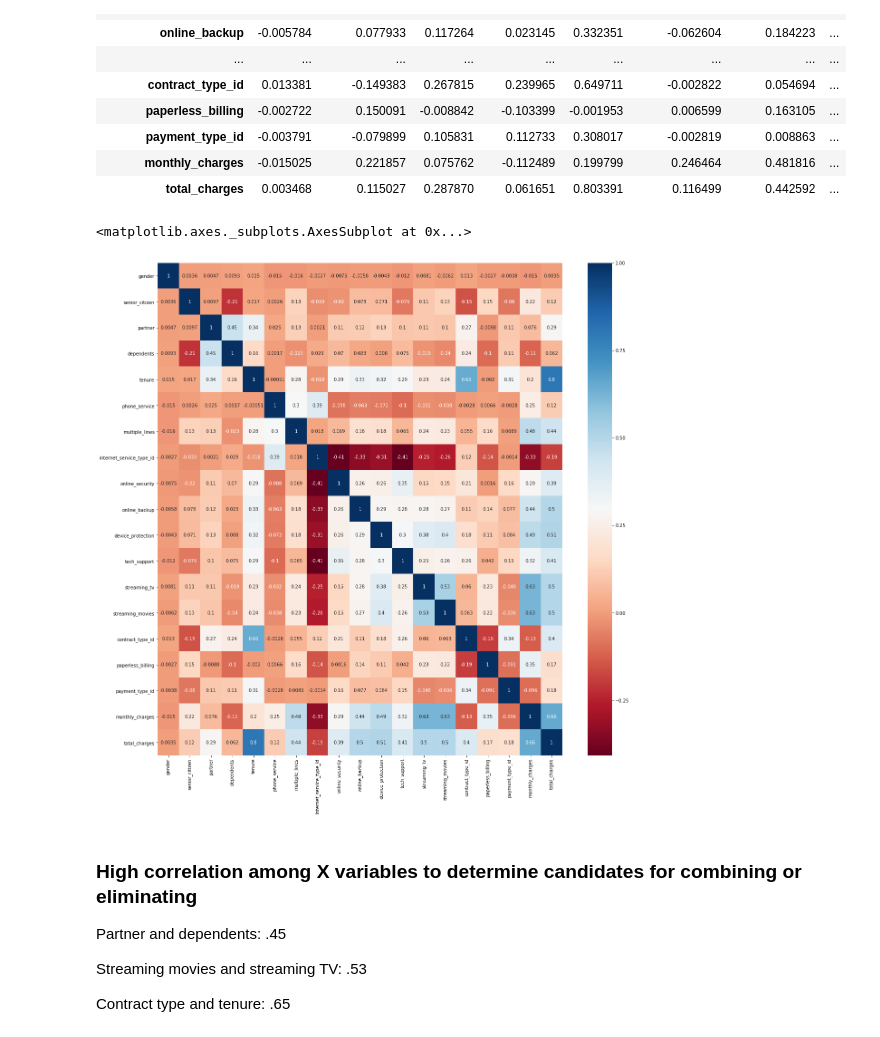
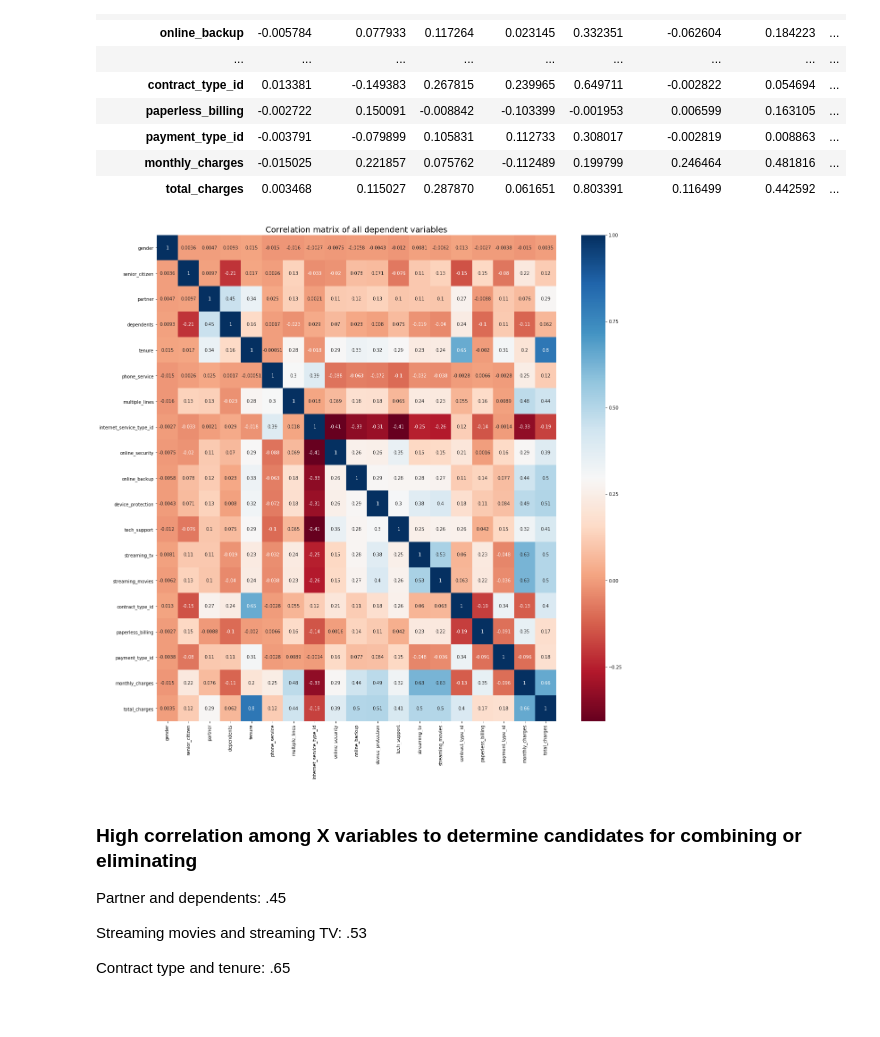
Before and after one commit to soslin/telco-churn-project, a Jupyter notebook: telco_customer_churn.ipynb, the cells around one changed output. Saved outputs shown, nothing was run; the diff lists cells and outputs as text; code cells hidden in the pictures.

```diff
--- a/telco_customer_churn.ipynb
+++ b/telco_customer_churn.ipynb
@@ -349,10 +333,10 @@ X_train.corr(method ='pearson')
 | total_charges | 0.003468 | 0.115027 | 0.287870 | 0.061651 | 0.803391 | 0.116499 | 0.442592 | ... |
 # %%
 plt.figure(figsize=(20,20))
-sns.heatmap(X_train.corr(), cmap='RdBu', annot=True)
+sns.heatmap(X_train.corr(), cmap='RdBu', annot=True).set_title("Correlation matrix of all dependent variables", fontsize = 18)
+plt.show()
 # %% [output]
-<matplotlib.axes._subplots.AxesSubplot at 0x...>
-[figure, old version]
+[figure, new version]
 # %% [markdown]
 ### High correlation among X variables to determine candidates for combining or eliminating
 Partner and dependents: .45
```
Also changed, not shown: parts of 51 cells of this notebook.
